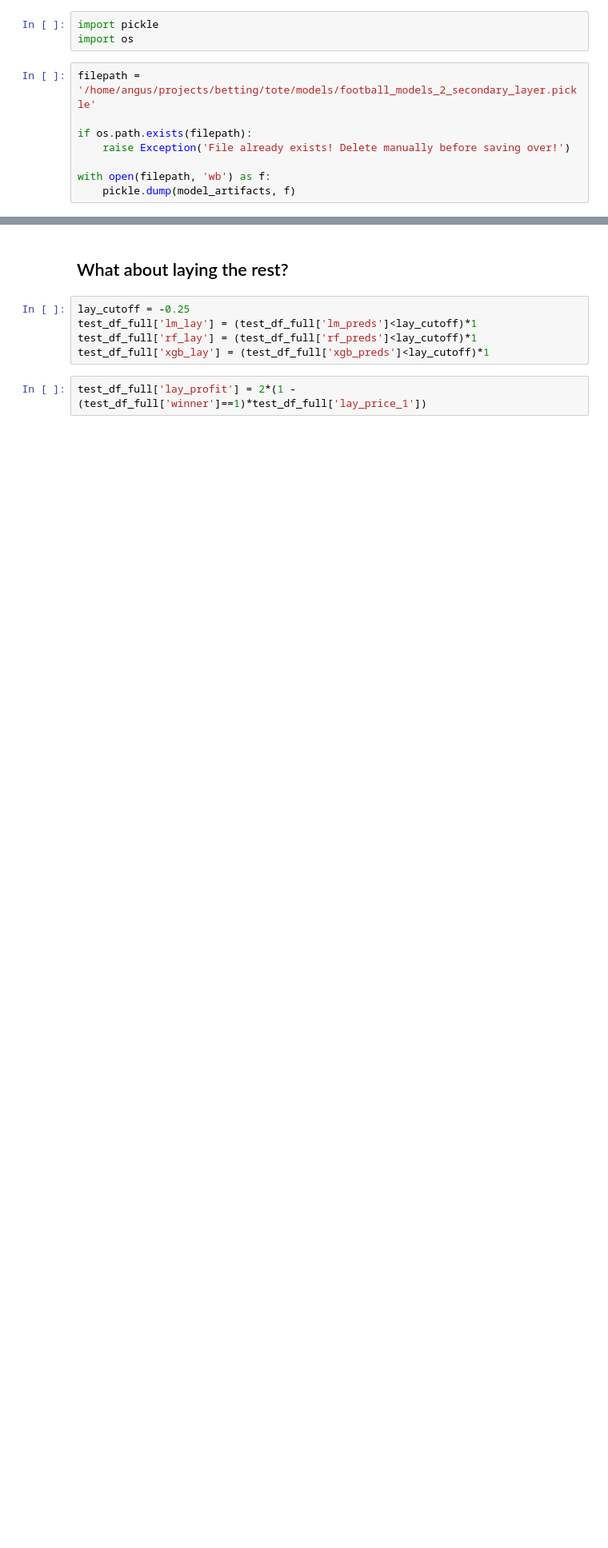
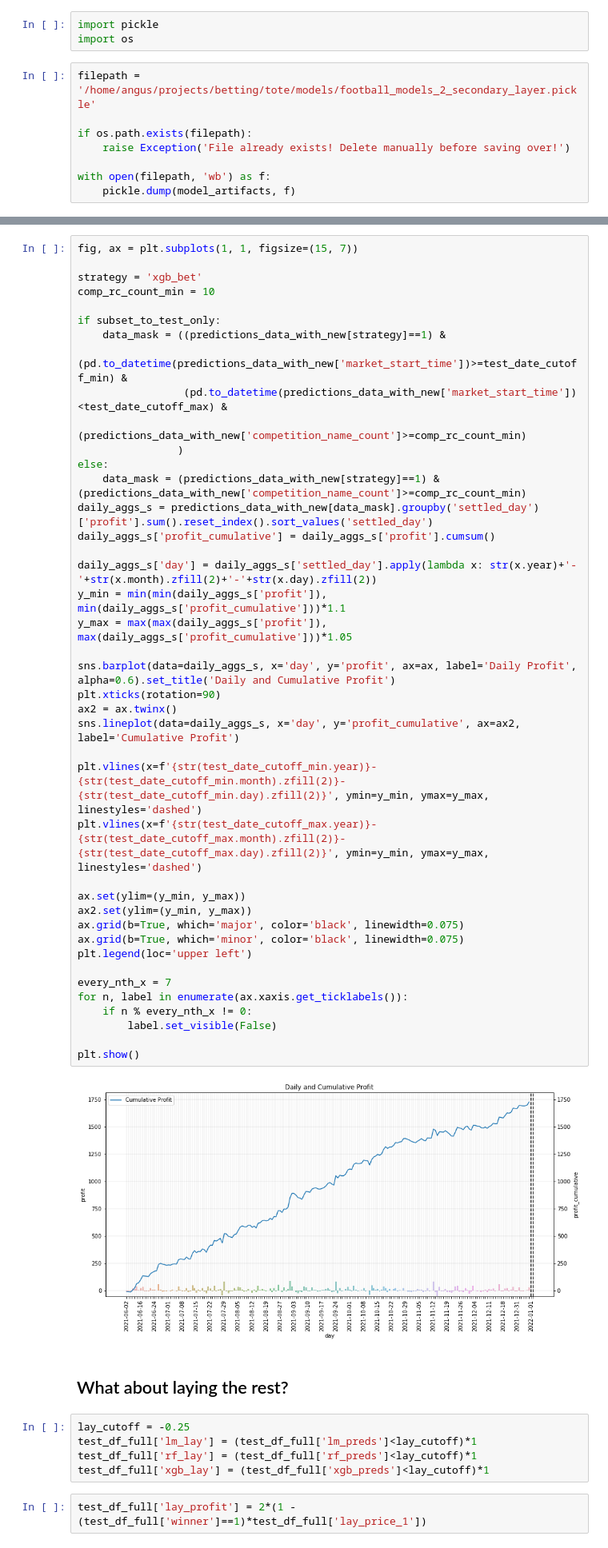
Before and after one commit to AngusMcKay/free_money, a Jupyter notebook: tote/Betfair football post bet modelling.ipynb, the cells around one changed output, grey strips where cells are left out. Shown at 80% size. Drawn from its saved outputs; the diff is of its cells as text; blank space fills up the shorter version.

```diff
--- a/tote/Betfair football post bet modelling.ipynb
+++ b/tote/Betfair football post bet modelling.ipynb
@@ -1752,3 +1832,46 @@ with open(filepath, 'wb') as f:
+# %%
+fig, ax = plt.subplots(1, 1, figsize=(15, 7))
+
+strategy = 'xgb_bet'
+comp_rc_count_min = 10
+
+if subset_to_test_only:
+    data_mask = ((predictions_data_with_new[strategy]==1) &
+                 (pd.to_datetime(predictions_data_with_new['market_start_time'])>=test_date_cutoff_min) &
+                 (pd.to_datetime(predictions_data_with_new['market_start_time'])<test_date_cutoff_max) &
+                 (predictions_data_with_new['competition_name_count']>=comp_rc_count_min)
+                )
+else:
+    data_mask = (predictions_data_with_new[strategy]==1) & (predictions_data_with_new['competition_name_count']>=comp_rc_count_min)
+daily_aggs_s = predictions_data_with_new[data_mask].groupby('settled_day')['profit'].sum().reset_index().sort_values('settled_day')
+daily_aggs_s['profit_cumulative'] = daily_aggs_s['profit'].cumsum()
+
+daily_aggs_s['day'] = daily_aggs_s['settled_day'].apply(lambda x: str(x.year)+'-'+str(x.month).zfill(2)+'-'+str(x.day).zfill(2))
+y_min = min(min(daily_aggs_s['profit']), min(daily_aggs_s['profit_cumulative']))*1.1
+y_max = max(max(daily_aggs_s['profit']), max(daily_aggs_s['profit_cumulative']))*1.05
+
+sns.barplot(data=daily_aggs_s, x='day', y='profit', ax=ax, label='Daily Profit', alpha=0.6).set_title('Daily and Cumulative Profit')
+plt.xticks(rotation=90)
+ax2 = ax.twinx()
+sns.lineplot(data=daily_aggs_s, x='day', y='profit_cumulative', ax=ax2, label='Cumulative Profit')
+
+plt.vlines(x=f'{str(test_date_cutoff_min.year)}-{str(test_date_cutoff_min.month).zfill(2)}-{str(test_date_cutoff_min.day).zfill(2)}', ymin=y_min, ymax=y_max, linestyles='dashed')
+plt.vlines(x=f'{str(test_date_cutoff_max.year)}-{str(test_date_cutoff_max.month).zfill(2)}-{str(test_date_cutoff_max.day).zfill(2)}', ymin=y_min, ymax=y_max, linestyles='dashed')
+
+ax.set(ylim=(y_min, y_max))
+ax2.set(ylim=(y_min, y_max))
+ax.grid(b=True, which='major', color='black', linewidth=0.075)
+ax.grid(b=True, which='minor', color='black', linewidth=0.075)
+plt.legend(loc='upper left')
+
+every_nth_x = 7
+for n, label in enumerate(ax.xaxis.get_ticklabels()):
+    if n % every_nth_x != 0:
+        label.set_visible(False)
+
+plt.show()
+# %% [output]
+[figure, added]
 # %% [markdown]
 ## What about laying the rest?
 # %%
```
Also changed, not shown: parts of 18 cells of this notebook, 1 other file.
